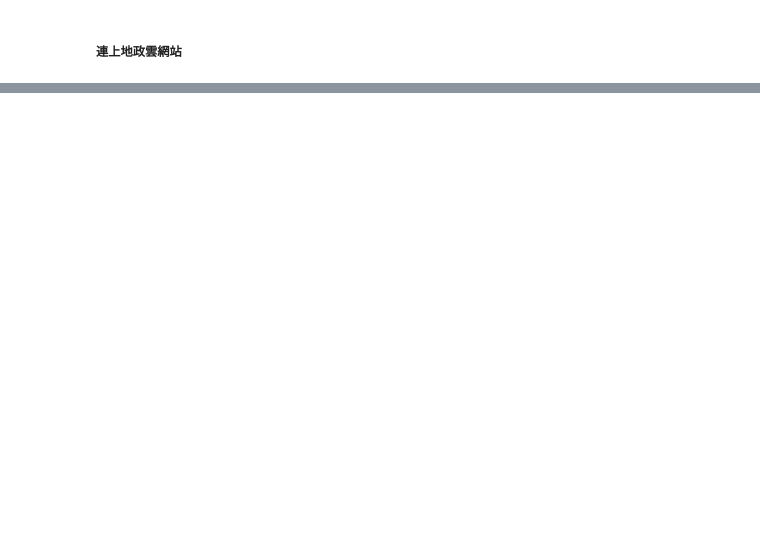
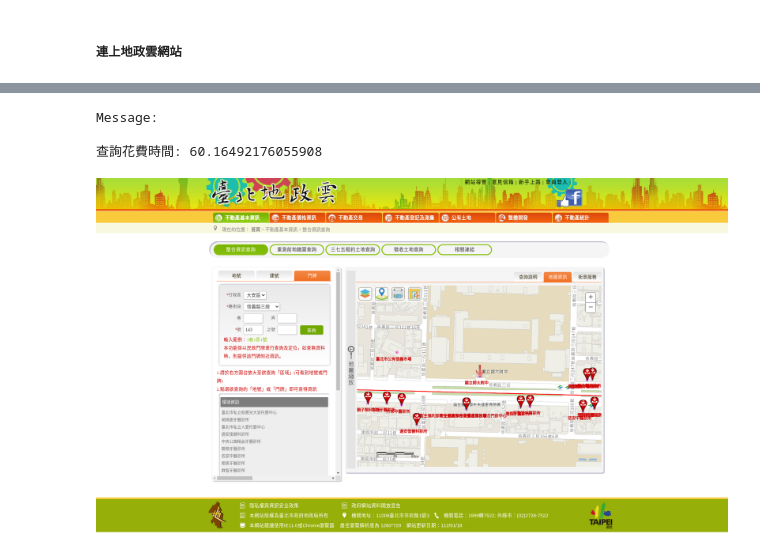
Before and after one commit to yctsaiyc/parkinglot, a Jupyter notebook: parkinglot.ipynb, the cells around one changed output, grey strips where cells are left out. Cells and saved outputs as stored; diff of their text form; code cells hidden in the pictures; blank space fills up the shorter version.

```diff
--- a/parkinglot.ipynb
+++ b/parkinglot.ipynb
@@ -162,0 +177,46 @@ img
+# %%
+import time
+from time import sleep
+from selenium.webdriver.support.ui import WebDriverWait
+from selenium.webdriver.support import expected_conditions as EC
+
+# 1. 點選門牌查詢
+driver.find_element(By.XPATH, '//a[@href="#tab3"]').click()
+
+# 2. 選取行政區
+sleep(0.1) # 等網頁load好
+select = Select(driver.find_element(By.ID, 'ContentPlaceHolder1_ContentPlaceHolder1_DoorNumber_ddl_MasterGond'))
+sleep(0.1)
+select.select_by_visible_text('大安區')
+
+# 3. 選取路街段
+sleep(0.1)
+select = Select(driver.find_element(By.ID, 'ContentPlaceHolder1_ContentPlaceHolder1_DoorNumber_ddl_doorNumber'))
+sleep(0.1)
+select.select_by_visible_text('信義路三段')
+
+# 4. 輸入巷
+# sleep(0.1)
+# driver.find_element(By.ID, 'ContentPlaceHolder1_ContentPlaceHolder1_DoorNumber_txt_Road1').send_keys('1')
+
+# 4. 輸入號
+driver.find_element(By.ID, 'ContentPlaceHolder1_ContentPlaceHolder1_DoorNumber_txt_Road3').send_keys('143')
+
+# 5. 點選查詢
+driver.find_element(By.ID, 'ContentPlaceHolder1_ContentPlaceHolder1_DoorNumber_btn_Search').click()
+start = time.time()
+try:
+    WebDriverWait(driver, 60).until(EC.url_changes(driver.current_url))
+except Exception as e:
+    print(e)
+end = time.time()
+print('查詢花費時間:', end-start)
+
+driver.save_screenshot('result.png')
+img = Image.open('result.png')
+img
+# %% [output]
+Message:
+
+查詢花費時間: 60.16492176055908
+[figure, added]
```
Also changed, not shown: parts of 8 cells of this notebook.
